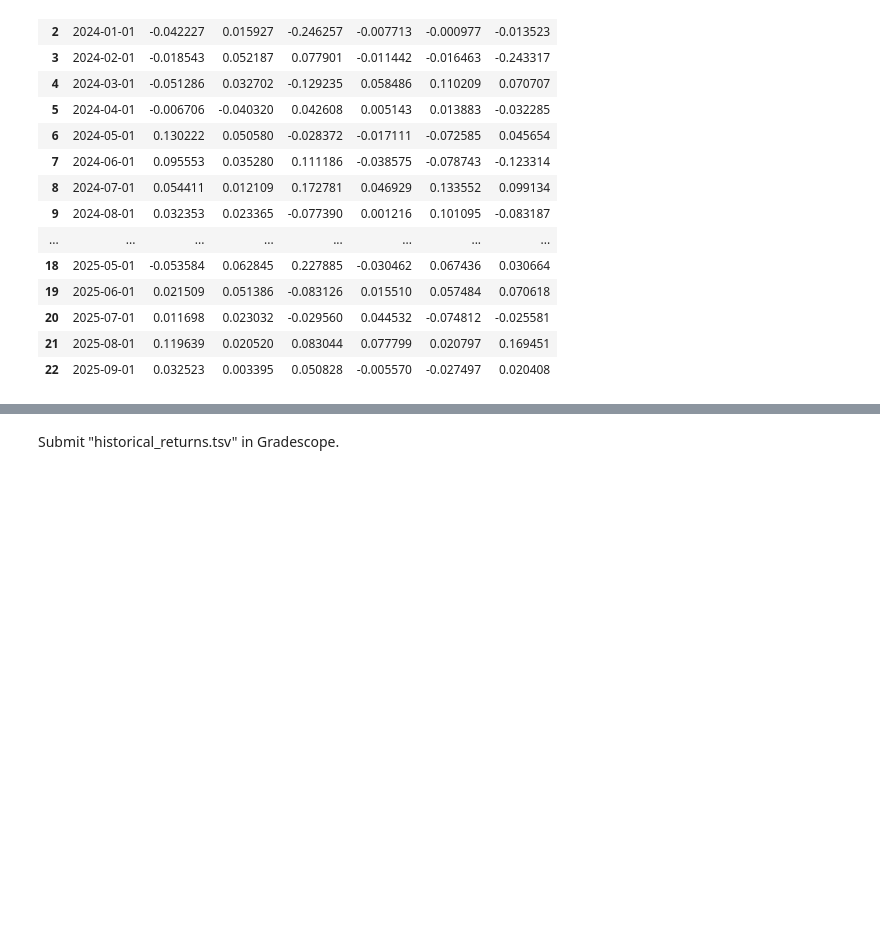
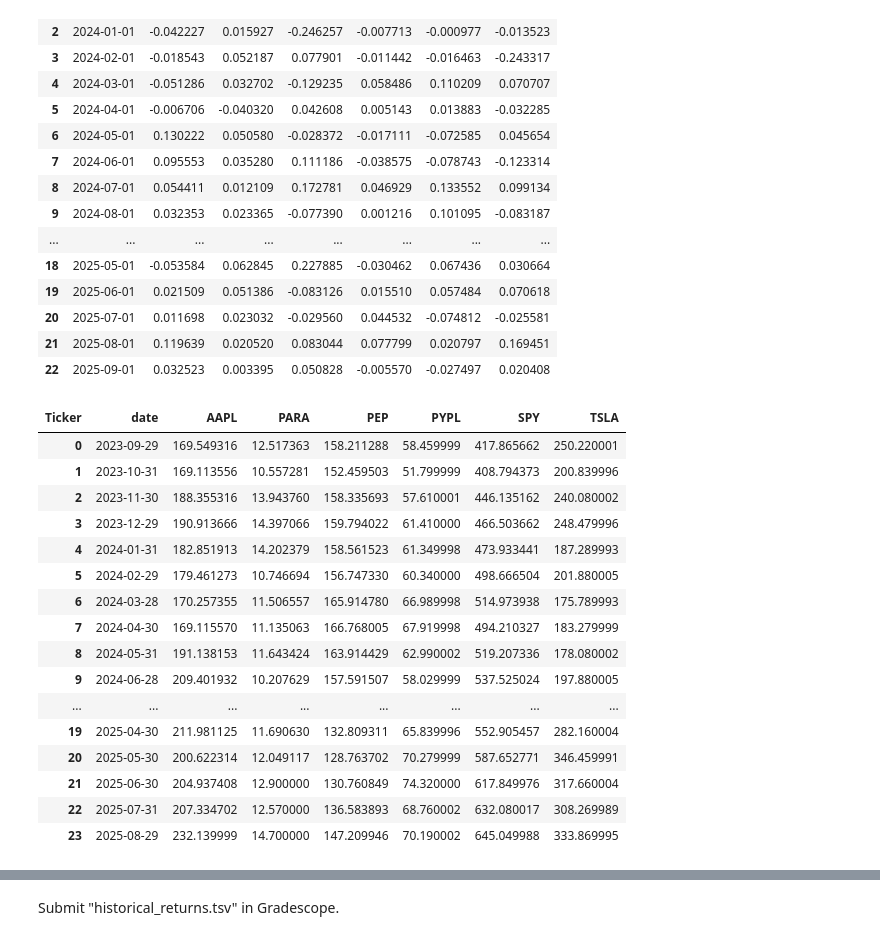
Before and after one commit to polinacsv/dx704-project-01, a Jupyter notebook: project.ipynb, the cells around one changed output, grey strips where cells are left out. Saved outputs shown, nothing was run; the diff lists cells and outputs as text; code cells hidden in the pictures; blank space fills up the shorter version.

```diff
--- a/project.ipynb
+++ b/project.ipynb
@@ -496,3 +494,23 @@ returns_out.to_csv("historical_returns.tsv", sep="\t", index=False, float_format
 assert list(returns_out["date"]) == list(prices_out["date"][1:]), "Return dates must match EOM price dates."
 # Example: if price was 100 → 110, return is 0.10 (relative change)
 # (Covered by pct_change, but you can spot-check if you like.)
+# %%
+prices_out
+# %% [output]
+| Ticker | date | AAPL | PARA | PEP | PYPL | SPY | TSLA |
+| 0 | 2023-09-29 | 169.549316 | 12.517363 | 158.211288 | 58.459999 | 417.865662 | 250.220001 |
+| 1 | 2023-10-31 | 169.113556 | 10.557281 | 152.459503 | 51.799999 | 408.794373 | 200.839996 |
+| 2 | 2023-11-30 | 188.355316 | 13.943760 | 158.335693 | 57.610001 | 446.135162 | 240.080002 |
+| 3 | 2023-12-29 | 190.913666 | 14.397066 | 159.794022 | 61.410000 | 466.503662 | 248.479996 |
+| 4 | 2024-01-31 | 182.851913 | 14.202379 | 158.561523 | 61.349998 | 473.933441 | 187.289993 |
+| 5 | 2024-02-29 | 179.461273 | 10.746694 | 156.747330 | 60.340000 | 498.666504 | 201.880005 |
+| 6 | 2024-03-28 | 170.257355 | 11.506557 | 165.914780 | 66.989998 | 514.973938 | 175.789993 |
+| 7 | 2024-04-30 | 169.115570 | 11.135063 | 166.768005 | 67.919998 | 494.210327 | 183.279999 |
+| 8 | 2024-05-31 | 191.138153 | 11.643424 | 163.914429 | 62.990002 | 519.207336 | 178.080002 |
+| 9 | 2024-06-28 | 209.401932 | 10.207629 | 157.591507 | 58.029999 | 537.525024 | 197.880005 |
+| ... | ... | ... | ... | ... | ... | ... | ... |
+| 19 | 2025-04-30 | 211.981125 | 11.690630 | 132.809311 | 65.839996 | 552.905457 | 282.160004 |
+| 20 | 2025-05-30 | 200.622314 | 12.049117 | 128.763702 | 70.279999 | 587.652771 | 346.459991 |
+| 21 | 2025-06-30 | 204.937408 | 12.900000 | 130.760849 | 74.320000 | 617.849976 | 317.660004 |
+| 22 | 2025-07-31 | 207.334702 | 12.570000 | 136.583893 | 68.760002 | 632.080017 | 308.269989 |
+| 23 | 2025-08-29 | 232.139999 | 14.700000 | 147.209946 | 70.190002 | 645.049988 | 333.869995 |
```
Also changed, not shown: parts of 5 cells of this notebook, 2 other files.
